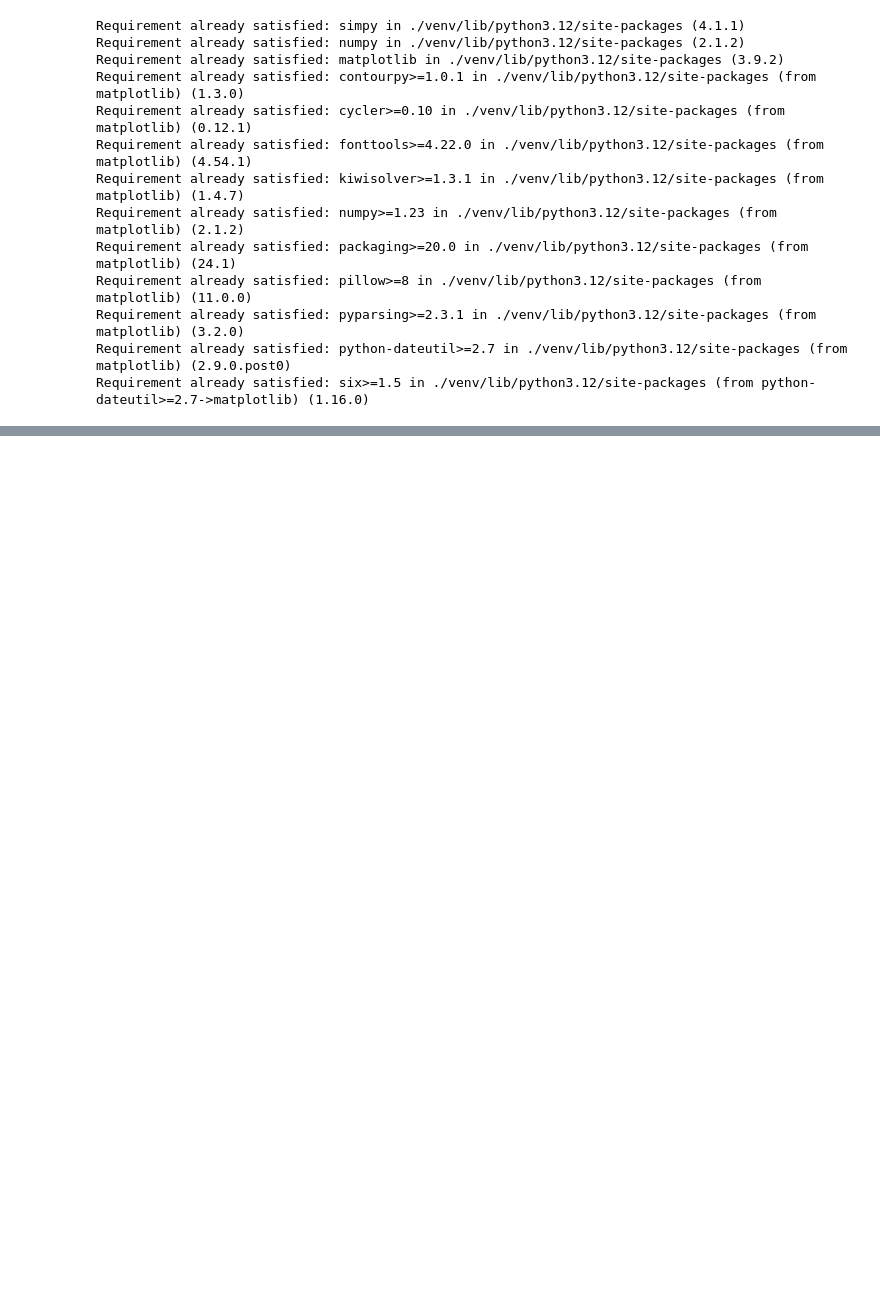
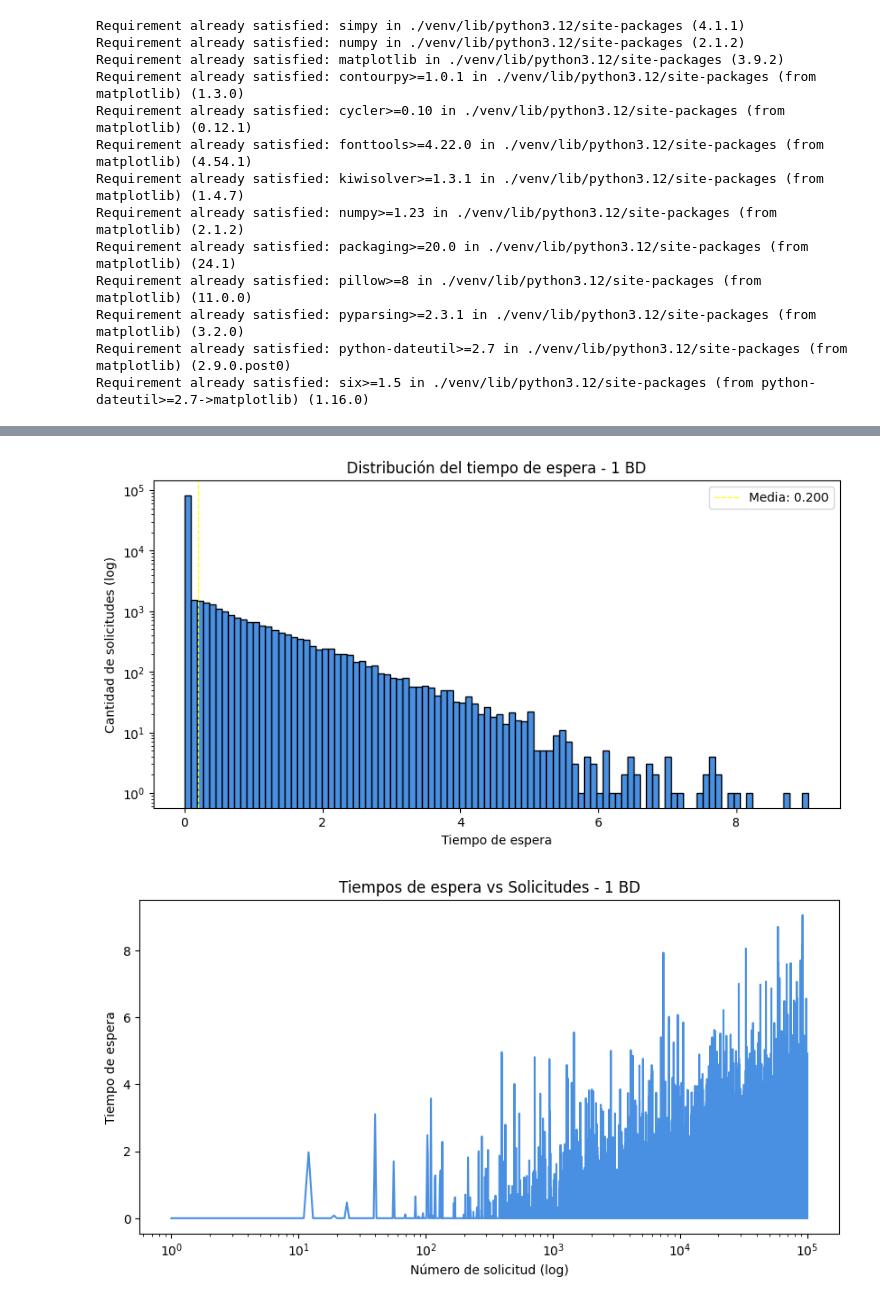
Before and after one commit to DanieLovera/simulacion_tp2, a Jupyter notebook: Simulacion_TP2.ipynb, the cells around one changed output, grey strips where cells are left out. Drawn from its saved outputs; the diff is of its cells as text; code cells hidden in the pictures; blank space fills up the shorter version.

```diff
--- a/Simulacion_TP2.ipynb
+++ b/Simulacion_TP2.ipynb
@@ -169,0 +238,43 @@ estadisticas.grafico_proporcion_solicitudes_sin_esperar("Proporción de solicitu
+# %%
+def histograma_tiempos_espera(titulo, num_intervalos=100):
+    media_espera = numpy.mean(tiempos_de_espera_en_cola)
+
+    plt.figure().set_figwidth(10)
+    barra_color = '#4A90E2'
+    linea_color = 'yellow'
+    plt.hist(tiempos_de_espera_en_cola, bins=num_intervalos, edgecolor='black', color=barra_color, log=True)
+    plt.axvline(media_espera, color=linea_color, linestyle='dashed', linewidth=1, label=f'Media: {media_espera:.3f}')
+    plt.legend()
+    plt.title(titulo)
+    plt.xlabel("Tiempo de espera")
+    plt.ylabel("Cantidad de solicitudes (log)")
+    plt.show()
+
+def grafico_tiempo_espera_vs_solicitudes(titulo):
+    plt.figure().set_figwidth(10)
+    plt.plot([i for i in range(1, NUMERO_DE_CONSULTAS + 1)], tiempos_de_espera_en_cola, color='#4A90E2')
+    plt.xscale('log')
+    plt.title(titulo)
+    plt.xlabel("Número de solicitud (log)")
+    plt.ylabel("Tiempo de espera")
+    plt.show()
+
+def grafico_proporcion_solicitudes_sin_esperar(titulo):
+    proporcion = ((tiempos_de_espera_en_cola.count(0))/NUMERO_DE_CONSULTAS)
+    sizes = [1 - proporcion, proporcion]
+    labels = ['Solicitudes con espera', 'Solicitudes sin espera']
+
+    colores = ['#A2B9C9', '#4A90E2']
+    plt.figure().set_figwidth(10)
+    wedges, texts, autotexts = plt.pie(sizes, labels=labels, autopct='%1.1f%%', startangle=90, colors=colores,
+                                       wedgeprops={'edgecolor': 'black', 'linewidth': 1.5})
+    plt.title(titulo)
+    plt.axis('equal')
+    plt.show()
+# %%
+histograma_tiempos_espera("Distribución del tiempo de espera - 1 BD")
+grafico_tiempo_espera_vs_solicitudes("Tiempos de espera vs Solicitudes - 1 BD")
+grafico_proporcion_solicitudes_sin_esperar("Proporción de solicitudes con y sin espera - 1 BD")
+# %% [output]
+[figure, added]
+[figure, added]
```
Also changed, not shown: parts of 4 cells of this notebook.
